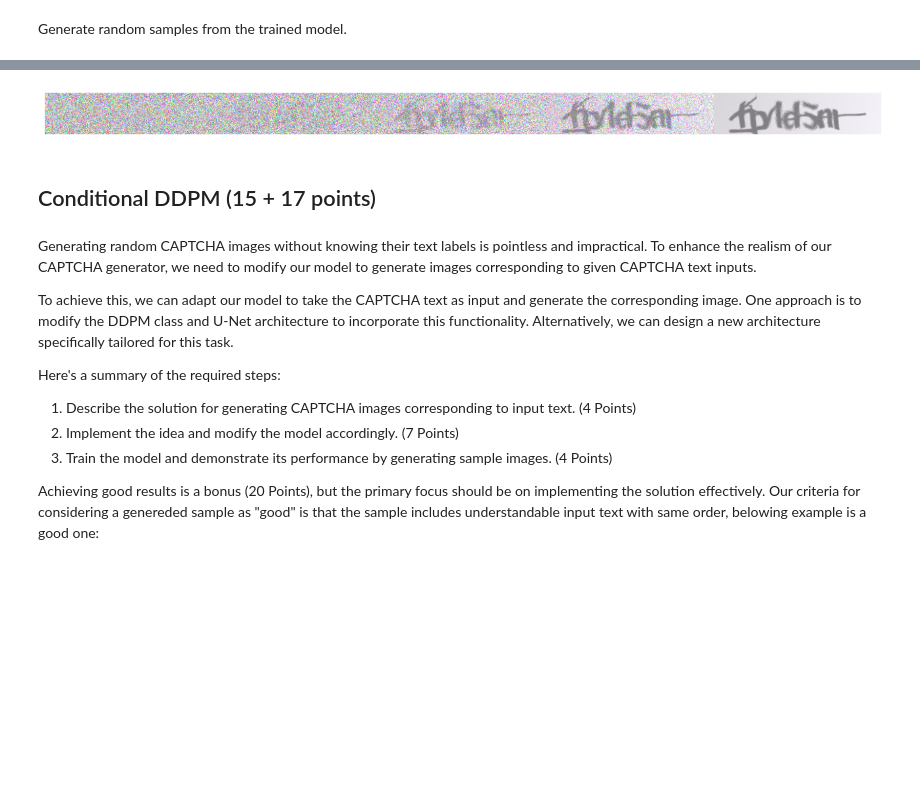
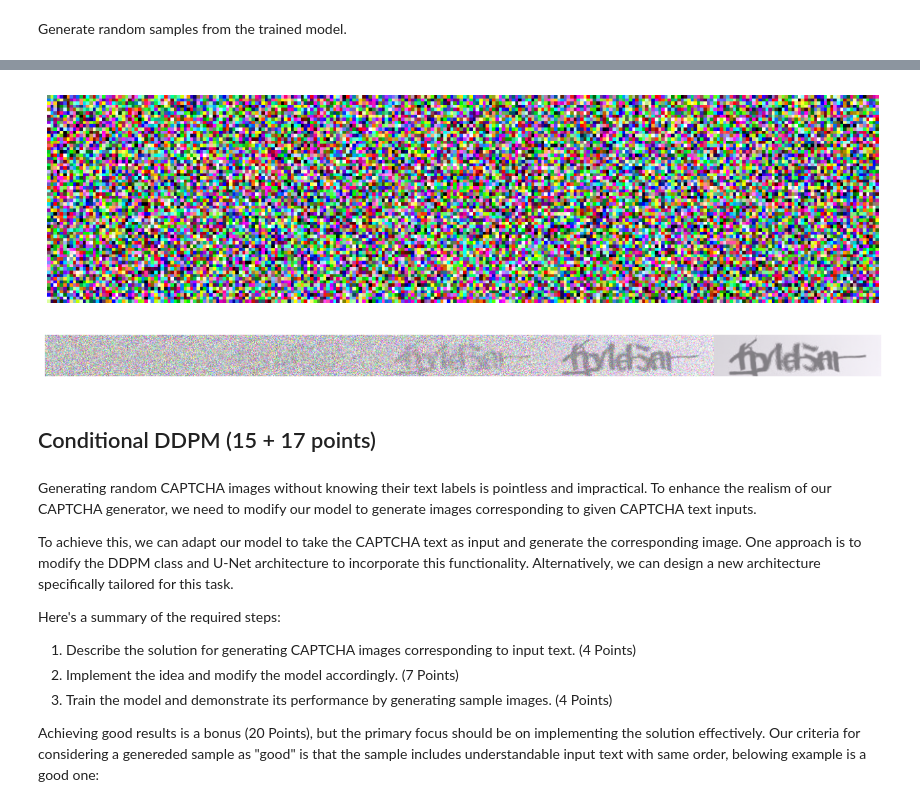
Before and after one commit to MehdiJmlkh/Deep-Learning-Course-Homeworks-S2024, a Jupyter notebook: HW4/DDPM.ipynb, the cells around one changed output, grey strips where cells are left out. Cells and saved outputs as stored; diff of their text form; code cells hidden in the pictures; blank space fills up the shorter version.

```diff
--- a/HW4/DDPM.ipynb
+++ b/HW4/DDPM.ipynb
@@ -1250,0 +1237,5 @@ WARNING:matplotlib.image:Clipping input data to the valid range for imshow with
+# %%
+noisy_sample = torch.randn(IMG_SIZE).unsqueeze(0)
+plot_images(noisy_sample)
+# noisy_sample.shape
+# %% [output]
@@ -1251,3 +1243,4 @@ WARNING:matplotlib.image:Clipping input data to the valid range for imshow with
+[figure, added]
 # %%
 s = ddpm.sample(5)
 # %% [output]
```
Also changed, not shown: parts of 9 cells of this notebook.
